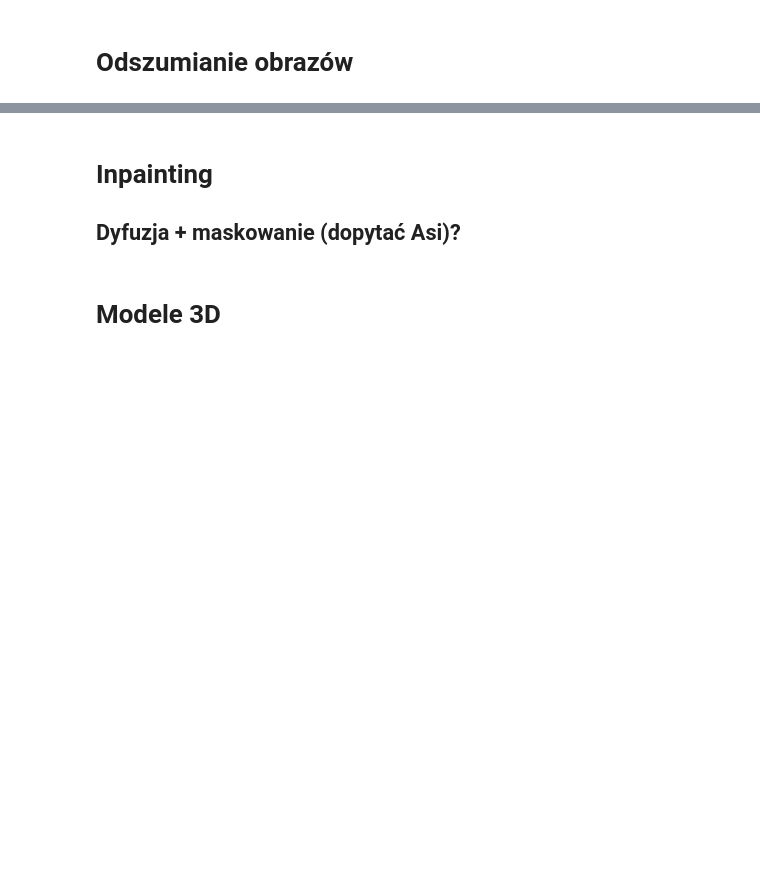
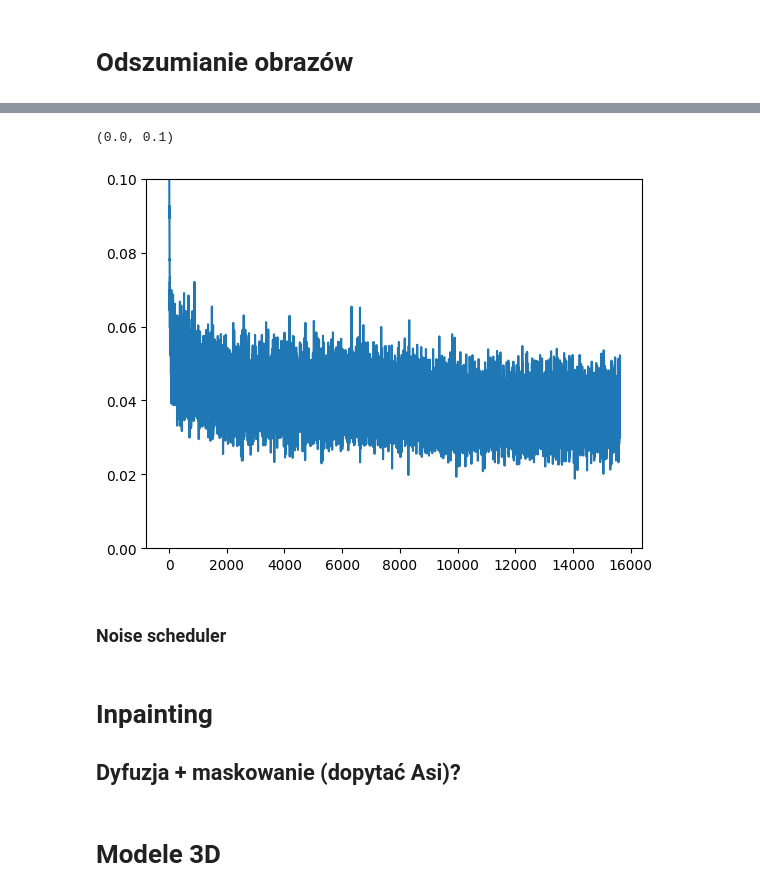
Before and after one commit to JKosciukiewicz/NeuralRendering, a Jupyter notebook: Presentation.ipynb, the cells around one changed output, grey strips where cells are left out. Saved outputs shown, nothing was run; the diff lists cells and outputs as text; code cells hidden in the pictures; blank space fills up the shorter version.

```diff
--- a/Presentation.ipynb
+++ b/Presentation.ipynb
@@ -29,0 +79,41 @@ test_dataset = torchvision.datasets.MNIST(
+# %%
+lr=1e-3
+unet = BasicUNet(in_channels=1, out_channels=1).to(device)
+optimizer = torch.optim.Adam(unet.parameters(), lr=lr)
+criterion = nn.MSELoss()
+# %%
+# Keeping a record of the losses for later viewing
+losses = []
+
+# The training loop
+for epoch in range(10):
+
+    for x, y in train_dataloader:
+
+        # Get some data and prepare the corrupted version
+        x = x.to(device)  # Data on the GPU
+        noise_amount = torch.rand(x.shape[0]).to(device)  # Pick random noise amounts
+        noisy_x = corrupt(x, noise_amount)  # Create our noisy x
+
+        # Get the model prediction
+        pred = unet(noisy_x)
+
+        # Calculate the loss
+        loss = criterion(pred, x)  # How close is the output to the true 'clean' x?
+
+        # Backprop and update the params:
+        optimizer.zero_grad()
+        loss.backward()
+        optimizer.step()
+
+        # Store the loss for later
+        losses.append(loss.item())
+
+    # Print our the average of the loss values for this epoch:
+    avg_loss = sum(losses[-len(train_dataloader) :]) / len(train_dataloader)
+    print(f"Finished epoch {epoch}. Average loss for this epoch: {avg_loss:05f}")
+
+# View the loss curve
+plt.plot(losses)
+plt.ylim(0, 0.1)
+# %% [output]
@@ -30,3 +130,7 @@ test_dataset = torchvision.datasets.MNIST(
+(0.0, 0.1)
+[figure, added]
+# %% [markdown]
+### Noise scheduler
 # %% [markdown]
 # Inpainting
 
```
Also changed, not shown: parts of 13 cells of this notebook, 2 other files.
